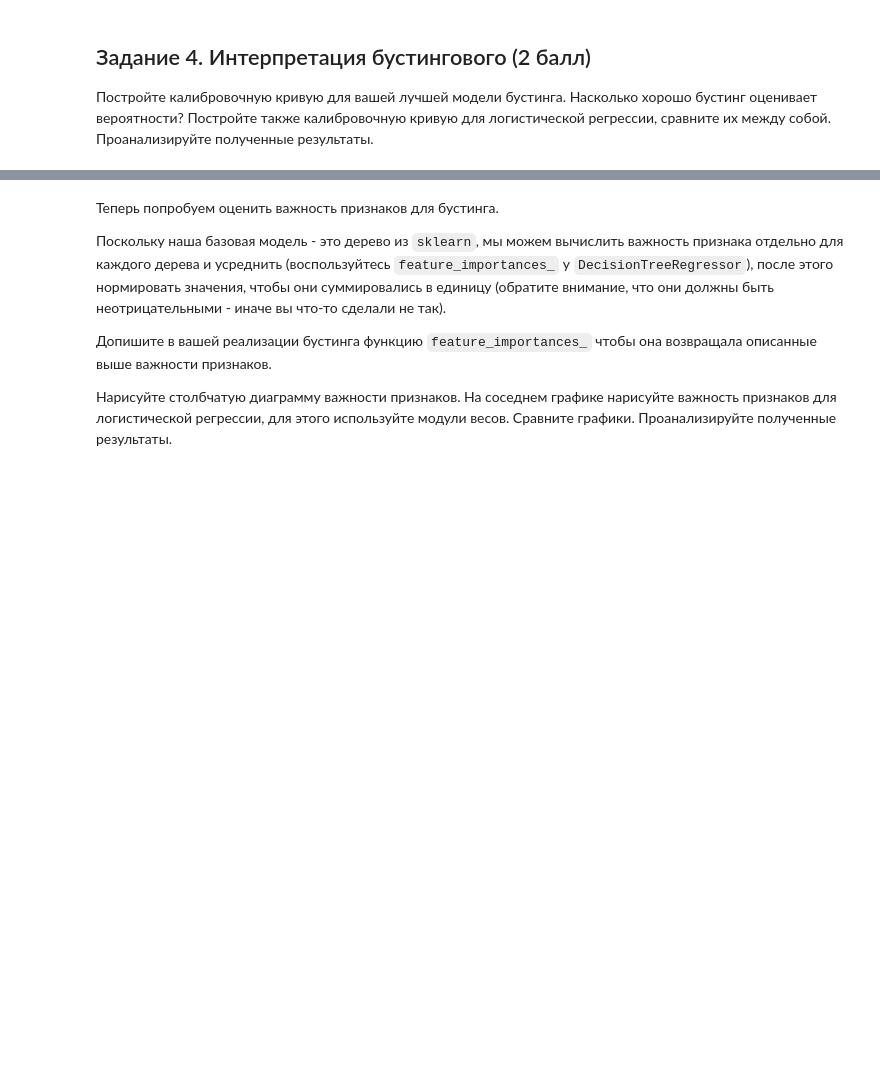
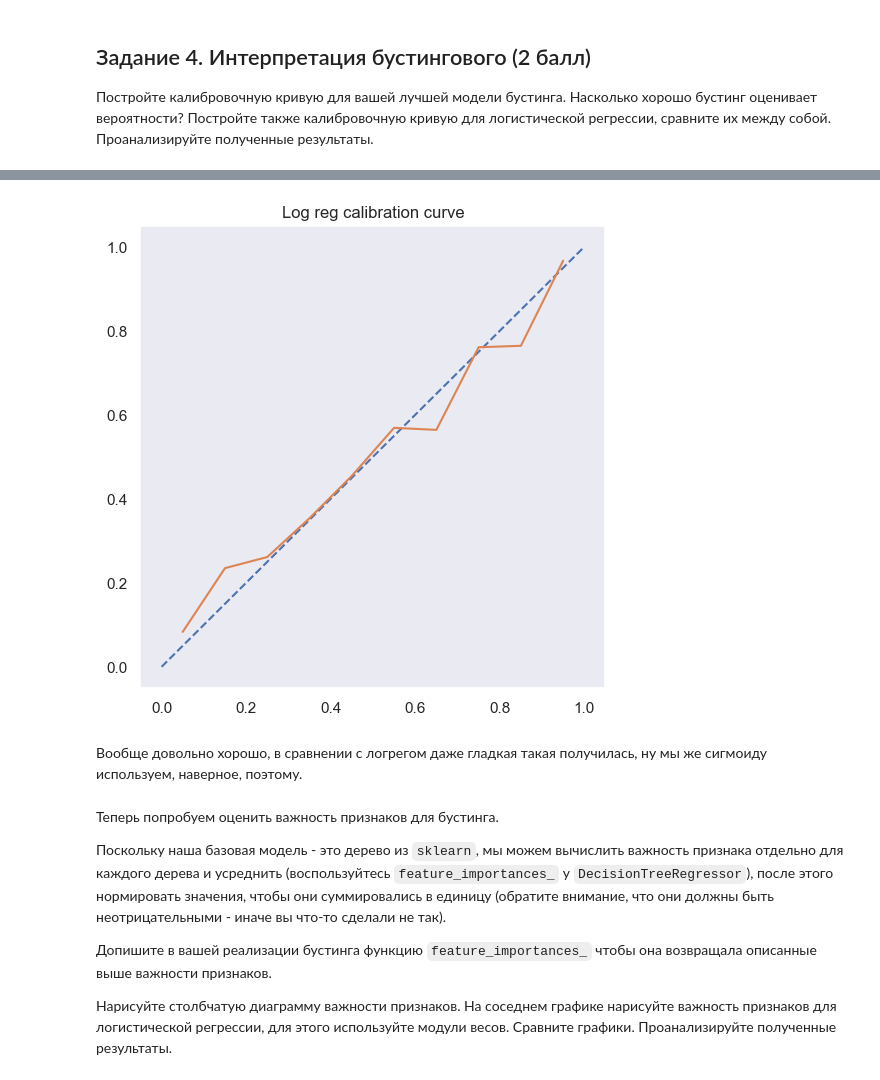
Before and after one commit to kkorolev1/machine-learning-1, a Jupyter notebook: hw/practice-07/homework-practice-07-boosting.ipynb, the cells around one changed output, grey strips where cells are left out. Saved outputs shown, nothing was run; the diff lists cells and outputs as text; code cells hidden in the pictures; blank space fills up the shorter version.

```diff
--- a/hw/practice-07/homework-practice-07-boosting.ipynb
+++ b/hw/practice-07/homework-practice-07-boosting.ipynb
@@ -150,3 +278,11 @@ depths = range(1, 30, 2)
+# %%
+log_reg = LogisticRegression()
+log_reg.fit(x_train, y_train)
+plot_calibration_curve(y_test, log_reg.predict_proba(x_test)[:, 1], 'Log reg calibration curve')
+# %% [output]
+[figure, added]
+# %% [markdown]
+Вообще довольно хорошо, в сравнении с логрегом даже гладкая такая получилась, ну мы же сигмоиду используем, наверное, поэтому.
 # %% [markdown]
 Теперь попробуем оценить важность признаков для бустинга.
 
```
Also changed, not shown: parts of 40 cells of this notebook, 5 other files.
